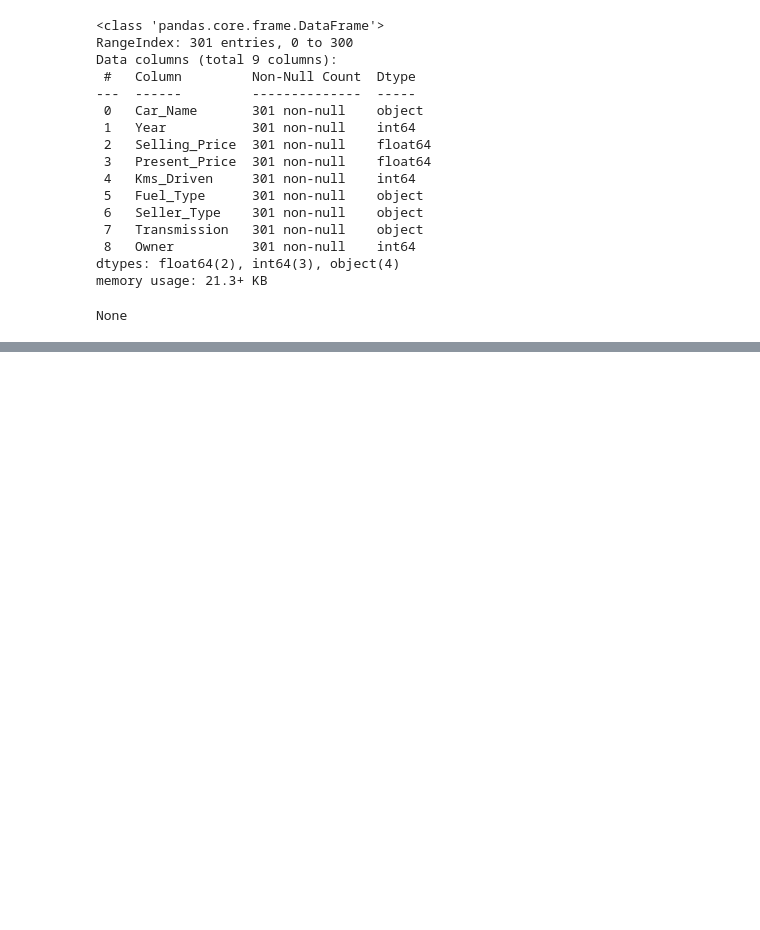
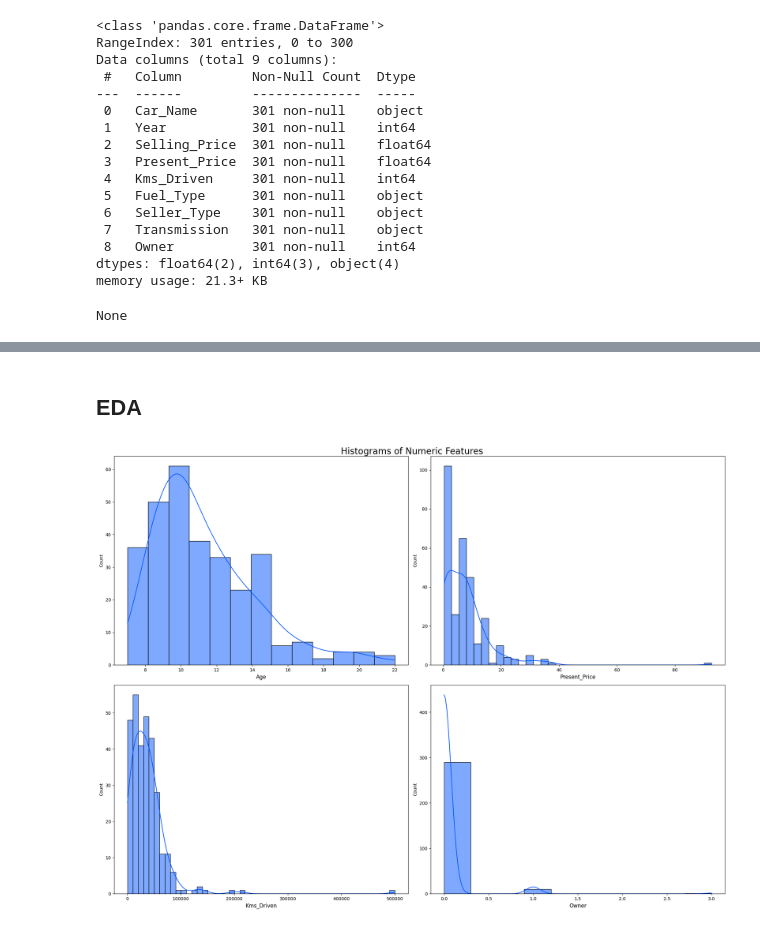
Before and after one commit to BeardedSeal77/Machine-Learning-101, a Jupyter notebook: Study Notebooks/02-Data Prep/2_Data_Prep.ipynb, the cells around one changed output, grey strips where cells are left out. Cells and saved outputs as stored; diff of their text form; code cells hidden in the pictures; blank space fills up the shorter version.

```diff
--- a/Study Notebooks/02-Data Prep/2_Data_Prep.ipynb
+++ b/Study Notebooks/02-Data Prep/2_Data_Prep.ipynb
@@ -83,0 +84,22 @@ display(df.describe())
+# %%
+# Add a new feature called Age calculated from Year
+year_ = dt.datetime.now().year
+
+# Create a new column 'Age' by subtracting the 'Year' column from the current year
+df_ = df.assign(Age = year_ - df['Year'])
+
+# Drop the year column
+df_.drop('Year', axis=1, inplace=True)
+
+# move the `Age` column to the second position
+df_.insert(1, 'Age', df_.pop('Age'))
+
+print("Original Vs. New DataFrame:")
+display(df.head())
+display(df_.head())
+
+print("Original DataFrame:")
+display(df.describe().T)
+display(df_.describe().T)
+
+df = df_.copy()
@@ -83,0 +137,3 @@ display(df.describe())
+# %%
+df.drop('Car_Name', axis=1, inplace=True)
+df.head()
@@ -83,0 +149,8 @@ display(df.describe())
+# %%
+output_var = 'Selling_Price'
+numeric_data = df.select_dtypes(include=['number']).columns.tolist()
+numeric_features = [col for col in numeric_data if col != output_var]
+categorical_features = df.select_dtypes(include=['object', 'category']).columns.tolist()
+
+print(f'Numeric Features    : {numeric_features}')
+print(f'Categorical Features: {categorical_features}')
@@ -83,0 +178,15 @@ display(df.describe())
+# %% [markdown]
+## EDA
+# %%
+# Histograms of Numeric Features
+plt.figure(figsize=(20, 15))
+plt.suptitle('Histograms of Numeric Features', fontsize=20)
+
+for i, col in enumerate(df[numeric_features].columns):
+    plt.subplot(2, 2, i+1)
+    sns.histplot(df[col], kde=True)
+    plt.xlabel(col, fontsize=12)
+plt.tight_layout()
+plt.show()
+# %% [output]
+[figure, added]
```
Also changed, not shown: parts of 29 cells of this notebook, 1 other file.
